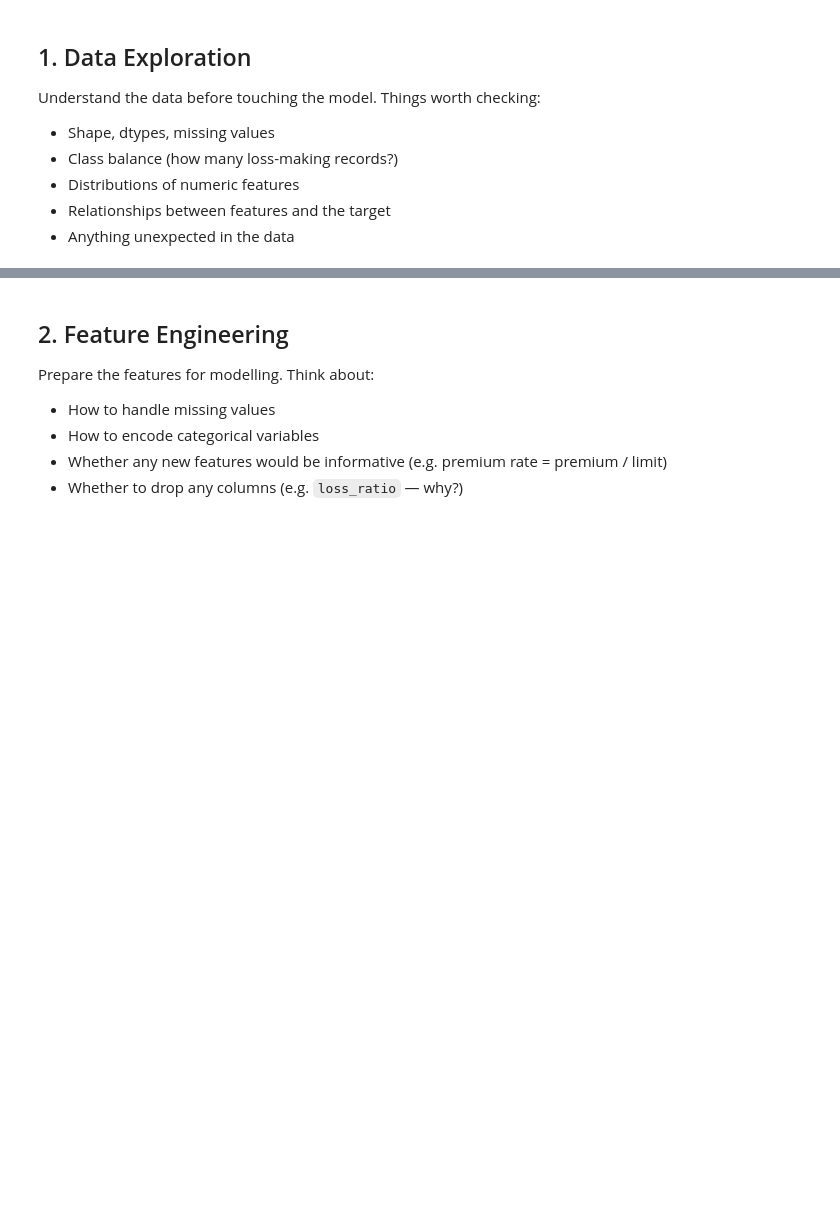
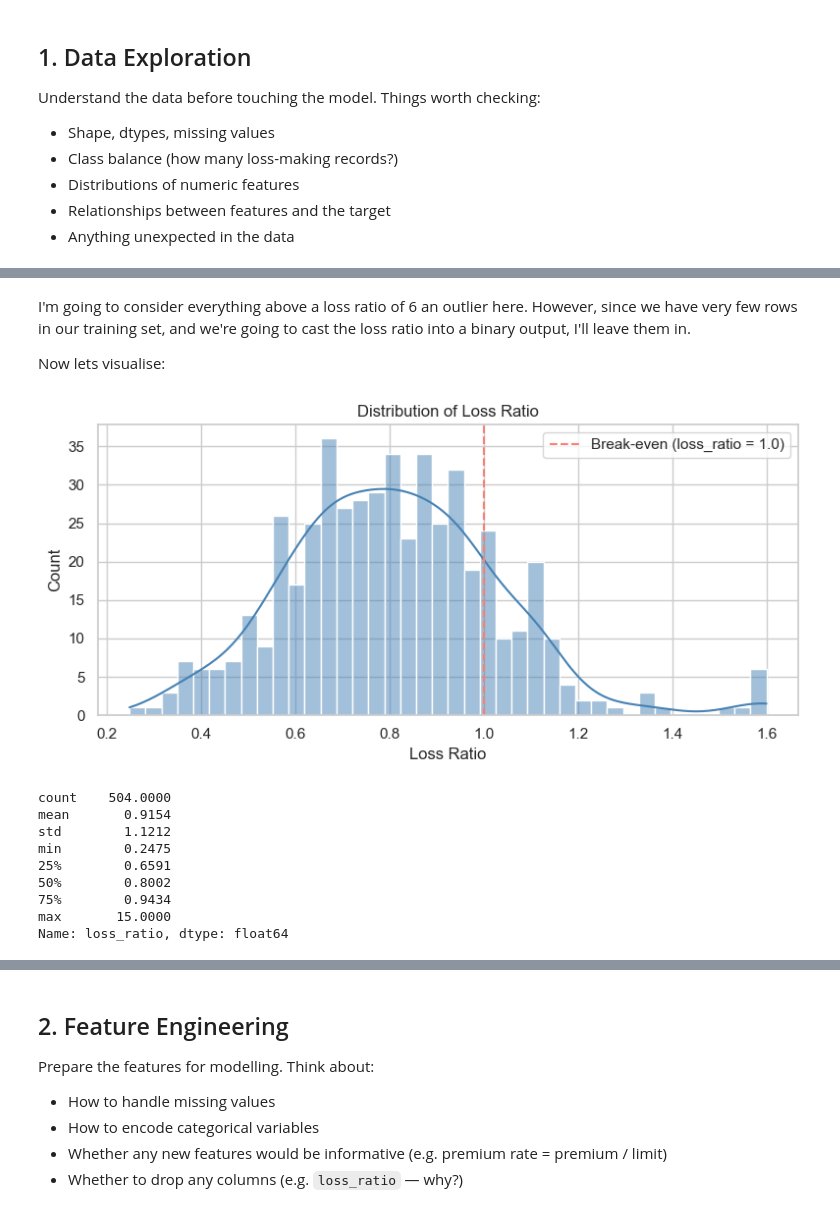
Before and after one commit to djt20djt20/torch, a Jupyter notebook: notebooks/modelling.ipynb, the cells around one changed output, grey strips where cells are left out. Drawn from its saved outputs; the diff is of its cells as text; code cells hidden in the pictures; blank space fills up the shorter version.

```diff
--- a/notebooks/modelling.ipynb
+++ b/notebooks/modelling.ipynb
@@ -42,5 +44,9 @@ DATA_PATH = Path("../data/records.csv")
 
 df = pd.read_csv(DATA_PATH)
 
+# Normalise categoricals at load time so all downstream cells see clean values
+for col in ["risk_type", "territory", "industry", "broker"]:
+    df[col] = df[col].str.strip().str.lower()
+
 print(f"Shape: {df.shape}")
 df.head()
@@ -66,0 +126,28 @@ Understand the data before touching the model. Things worth checking:
+# %% [markdown]
+I'm going to consider everything above a loss ratio of 6 an outlier here. However, since we have very few rows in our training set, and we're going to cast the loss ratio into a binary output, I'll leave them in.
+
+Now lets visualise:
+# %%
+# Distribution of loss_ratio
+fig, ax = plt.subplots(figsize=(8, 4))
+sns.histplot(df["loss_ratio"].clip(upper=1.6), bins=40, kde=True, color="steelblue", ax=ax)
+ax.axvline(1.0, color="salmon", linestyle="--", linewidth=1.5, label="Break-even (loss_ratio = 1.0)")
+ax.set_xlabel("Loss Ratio")
+ax.set_ylabel("Count")
+ax.set_title("Distribution of Loss Ratio")
+ax.legend()
+plt.tight_layout()
+plt.show()
+
+print(df["loss_ratio"].describe().round(4))
+# %% [output]
+[figure, added]
+count    504.0000
+mean       0.9154
+std        1.1212
+min        0.2475
+25%        0.6591
+50%        0.8002
+75%        0.9434
+max       15.0000
+Name: loss_ratio, dtype: float64
```
Also changed, not shown: parts of 58 cells of this notebook, 11 other files.
